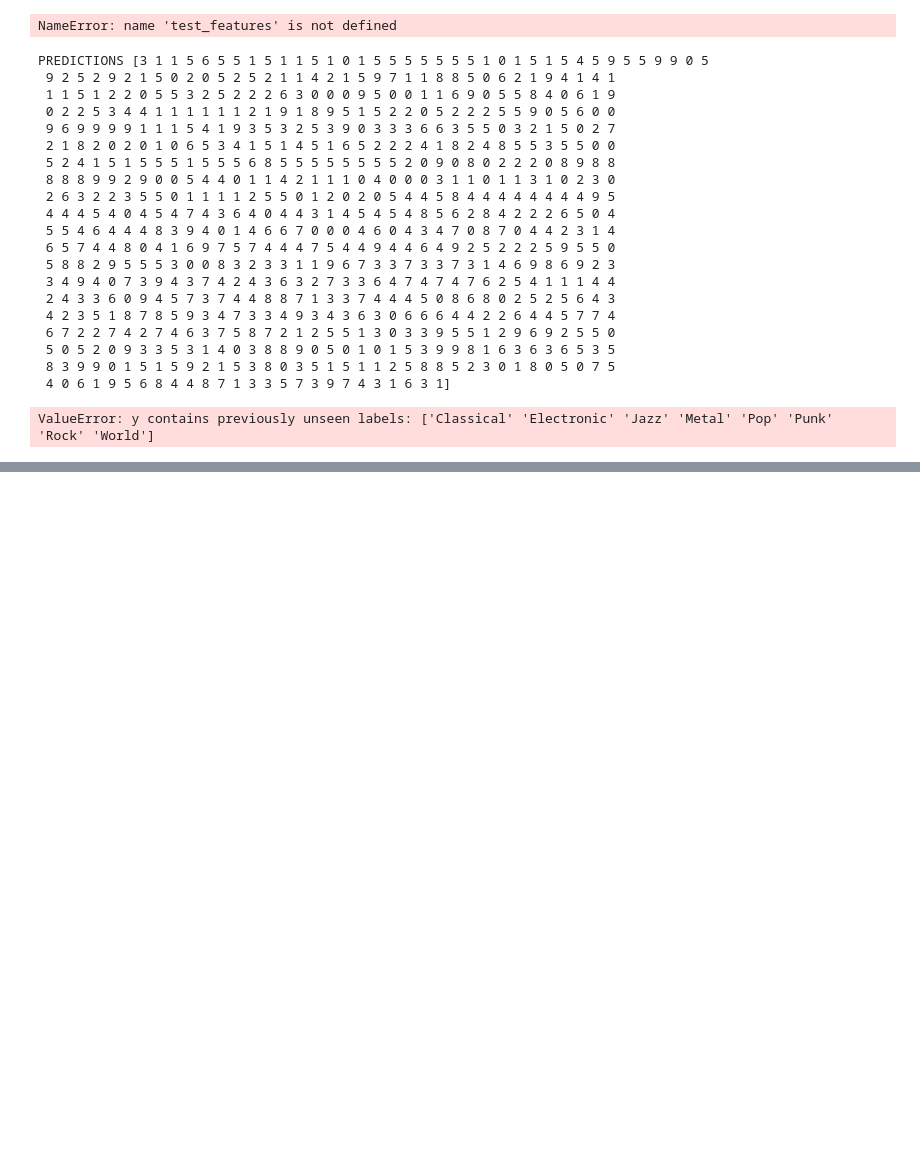
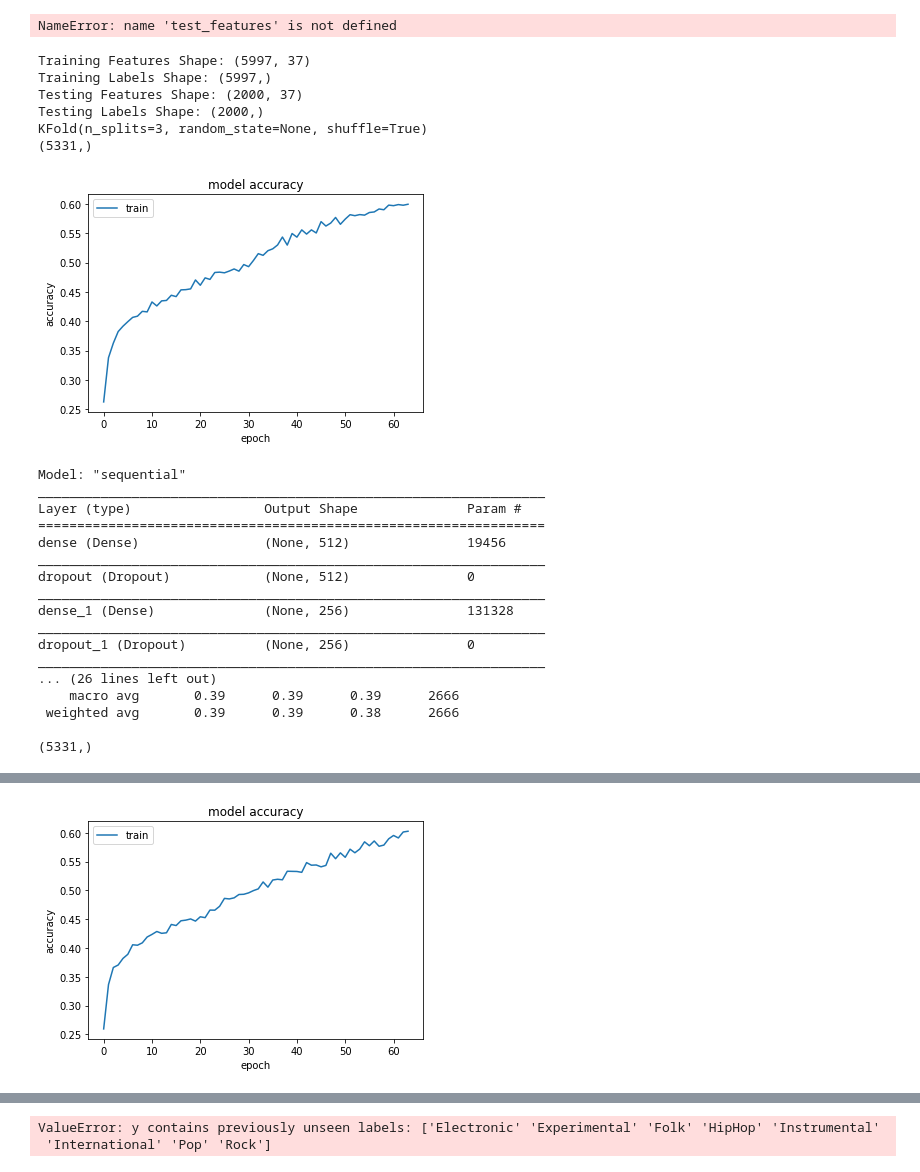
Before and after one commit to acarrill/TFGNotebooks, a Jupyter notebook: ClassificationTree.ipynb, the cells around one changed output, grey strips where cells are left out. Drawn from its saved outputs; the diff is of its cells as text; code cells hidden in the pictures; blank space fills up the shorter version.

```diff
--- a/ClassificationTree.ipynb
+++ b/ClassificationTree.ipynb
@@ -336,7 +338,7 @@ def train_clasify_KFold():
     """
     Method that train a RF Classifier and return a metrics report with
         - Recall by label
-        - zºPrecision by label
+        - Precision by label
         - F1-score by label
         - Avg weighted recall
         - Avg weighted precision
@@ -427,54 +429,57 @@ def train_clasify():
     predictions = labels_probabilities.argmax(axis=-1)
     print('PREDICTIONS', predictions)
     report = classification_report(label_encoder.inverse_transform(test_labels),
                                label_encoder.inverse_transform(predictions),
                                label_encoder.inverse_transform(np.unique(labels_encoded)))
 
     return report, model
 
 
-# train_clasify_KFold()
-# report, ann_model = train_clasify()
-# print(report)
+train_clasify_KFold()
+report, ann_model = train_clasify()
+print(report)
 
 label_encoder = LabelEncoder()
 label_encoder.fit(labels)
 labels_encoded = label_encoder.transform(labels)
 
 scaler = StandardScaler()
 scaler.fit(features)
 features_scaled = scaler.transform(features)
 
 labels_probabilities = ann_model.predict(features_scaled)
 predictions = labels_probabilities.argmax(axis=-1)
 print('PREDICTIONS', predictions)
 report = classification_report(label_encoder.inverse_transform(labels),
                                label_encoder.inverse_transform(predictions),
                                label_encoder.inverse_transform(np.unique(labels_encoded)))
 # ann_model.history
 
 # plt.plot(ann_model.history['accuracy'])
 
 # matrix = metrics.confusion_matrix(y_test.argmax(axis=1), y_pred.argmax(axis=1))
 # %% [output]
-PREDICTIONS [3 1 1 5 6 5 5 1 5 1 1 5 1 0 1 5 5 5 5 5 5 5 1 0 1 5 1 5 4 5 9 5 5 9 9 0 5
- 9 2 5 2 9 2 1 5 0 2 0 5 2 5 2 1 1 4 2 1 5 9 7 1 1 8 8 5 0 6 2 1 9 4 1 4 1
- 1 1 5 1 2 2 0 5 5 3 2 5 2 2 2 6 3 0 0 0 9 5 0 0 1 1 6 9 0 5 5 8 4 0 6 1 9
- 0 2 2 5 3 4 4 1 1 1 1 1 1 2 1 9 1 8 9 5 1 5 2 2 0 5 2 2 2 5 5 9 0 5 6 0 0
- 9 6 9 9 9 9 1 1 1 5 4 1 9 3 5 3 2 5 3 9 0 3 3 3 6 6 3 5 5 0 3 2 1 5 0 2 7
- 2 1 8 2 0 2 0 1 0 6 5 3 4 1 5 1 4 5 1 6 5 2 2 2 4 1 8 2 4 8 5 5 3 5 5 0 0
- 5 2 4 1 5 1 5 5 5 1 5 5 5 6 8 5 5 5 5 5 5 5 5 2 0 9 0 8 0 2 2 2 0 8 9 8 8
- 8 8 8 9 9 2 9 0 0 5 4 4 0 1 1 4 2 1 1 1 0 4 0 0 0 3 1 1 0 1 1 3 1 0 2 3 0
- 2 6 3 2 2 3 5 5 0 1 1 1 1 2 5 5 0 1 2 0 2 0 5 4 4 5 8 4 4 4 4 4 4 4 4 9 5
- 4 4 4 5 4 0 4 5 4 7 4 3 6 4 0 4 4 3 1 4 5 4 5 4 8 5 6 2 8 4 2 2 2 6 5 0 4
- 5 5 4 6 4 4 4 8 3 9 4 0 1 4 6 6 7 0 0 0 4 6 0 4 3 4 7 0 8 7 0 4 4 2 3 1 4
- 6 5 7 4 4 8 0 4 1 6 9 7 5 7 4 4 4 7 5 4 4 9 4 4 6 4 9 2 5 2 2 2 5 9 5 5 0
- 5 8 8 2 9 5 5 5 3 0 0 8 3 2 3 3 1 1 9 6 7 3 3 7 3 3 7 3 1 4 6 9 8 6 9 2 3
- 3 4 9 4 0 7 3 9 4 3 7 4 2 4 3 6 3 2 7 3 3 6 4 7 4 7 4 7 6 2 5 4 1 1 1 4 4
- 2 4 3 3 6 0 9 4 5 7 3 7 4 4 8 8 7 1 3 3 7 4 4 4 5 0 8 6 8 0 2 5 2 5 6 4 3
- 4 2 3 5 1 8 7 8 5 9 3 4 7 3 3 4 9 3 4 3 6 3 0 6 6 6 4 4 2 2 6 4 4 5 7 7 4
- 6 7 2 2 7 4 2 7 4 6 3 7 5 8 7 2 1 2 5 5 1 3 0 3 3 9 5 5 1 2 9 6 9 2 5 5 0
- 5 0 5 2 0 9 3 3 5 3 1 4 0 3 8 8 9 0 5 0 1 0 1 5 3 9 9 8 1 6 3 6 3 6 5 3 5
- 8 3 9 9 0 1 5 1 5 9 2 1 5 3 8 0 3 5 1 5 1 1 2 5 8 8 5 2 3 0 1 8 0 5 0 7 5
- 4 0 6 1 9 5 6 8 4 4 8 7 1 3 3 5 7 3 9 7 4 3 1 6 3 1]
+Training Features Shape: (5997, 37)
+Training Labels Shape: (5997,)
+Testing Features Shape: (2000, 37)
+Testing Labels Shape: (2000,)
+KFold(n_splits=3, random_state=None, shuffle=True)
+(5331,)
+[figure, added]
-ValueError: y contains previously unseen labels: ['Classical' 'Electronic' 'Jazz' 'Metal' 'Pop' 'Punk' 'Rock' 'World']
+Model: "sequential"
+_________________________________________________________________
+Layer (type)                 Output Shape              Param #
+=================================================================
+dense (Dense)                (None, 512)               19456
+_________________________________________________________________
+dropout (Dropout)            (None, 512)               0
+_________________________________________________________________
+dense_1 (Dense)              (None, 256)               131328
+_________________________________________________________________
+dropout_1 (Dropout)          (None, 256)               0
+_________________________________________________________________
+... (26 lines left out)
+    macro avg       0.39      0.39      0.39      2666
+ weighted avg       0.39      0.39      0.38      2666
+
+(5331,)
@@ -480,0 +488 @@ ValueError: y contains previously unseen labels: ['Classical' 'Electronic' 'Jazz
+[figure, added]
@@ -481,3 +548,5 @@ ValueError: y contains previously unseen labels: ['Classical' 'Electronic' 'Jazz
+ValueError: y contains previously unseen labels: ['Electronic' 'Experimental' 'Folk' 'HipHop' 'Instrumental'
+ 'International' 'Pop' 'Rock']
 # %%
 """
 This code was develop in order to implement corss validation obtaining more metrics that in sklearn version
```
Also changed, not shown: parts of 5 cells of this notebook, 16 other files.
